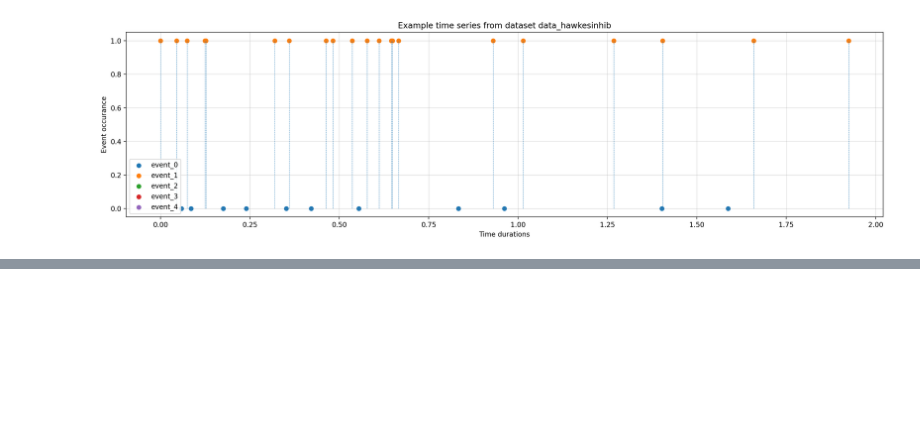
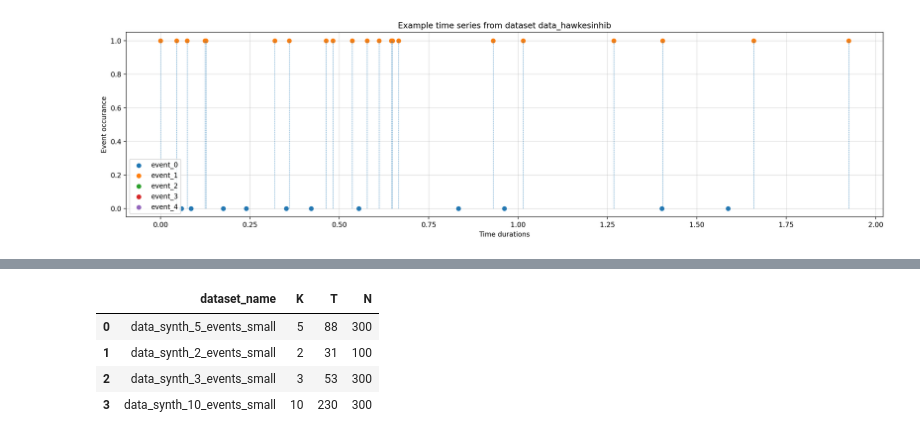
Before and after one commit to Darkmotion/Causality-based-event-sequence-modelling, a Jupyter notebook: causal_nh/notebooks/Data_Exploration.ipynb, the cells around one changed output, grey strips where cells are left out. Cells and saved outputs as stored; diff of their text form; code cells hidden in the pictures; blank space fills up the shorter version.

```diff
--- a/causal_nh/notebooks/Data_Exploration.ipynb
+++ b/causal_nh/notebooks/Data_Exploration.ipynb
@@ -7,4 +7,4 @@ from causal_nh.utils import open_pkl_file
 # %%
 path_to_data = '../../data/NeuralHawkesData/'
 # %%
-datasets = os.listdir(path_to_data)
+datasets = [i for i in os.listdir(path_to_data) if 'data' in i]
@@ -60,15 +73,21 @@ for i, dataset in enumerate(datasets):
         if np.max(seq_lens_test) >= max_seq_length_test:
             max_seq_length_test = np.max(seq_lens_test)
 
-    d.update({'n_folds': n_folds,
-              'max_seq_length_train': max_seq_length_train,
-              'max_seq_length_dev': max_seq_length_dev,
-              'max_seq_length_test': max_seq_length_test,
+#     d.update({'n_folds': n_folds,
+#               'max_seq_length_train': max_seq_length_train,
+#               'max_seq_length_dev': max_seq_length_dev,
+#               'max_seq_length_test': max_seq_length_test,
 
-              'n_sequences_train': n_sequences_train,
-              'n_sequences_dev': n_sequences_dev,
-              'n_sequences_test': n_sequences_test,
-              'n_events': type_size})
+#               'n_sequences_train': n_sequences_train,
+#               'n_sequences_dev': n_sequences_dev,
+#               'n_sequences_test': n_sequences_test,
+#               'n_events': type_size})
+
+    d.update({
+              'K': type_size,
+              'T': np.max([max_seq_length_train, max_seq_length_dev, max_seq_length_test]),
+              'N': np.sum([n_sequences_train, n_sequences_dev, n_sequences_test]),
+              })
 
     dfs.append(pd.DataFrame(d, index = [i]))
 # %%
@@ -151,0 +125,3 @@ array([0.        , 1.01399744, 0.93060124, 0.48205531, 0.05924821,
+# %%
+path_to_data = '../../data/'
+datasets = [i for i in os.listdir(path_to_data) if 'synth' in i]
@@ -151,0 +209,8 @@ array([0.        , 1.01399744, 0.93060124, 0.48205531, 0.05924821,
+# %%
+pd.concat(dfs)
+# %% [output]
+|  | dataset_name | K | T | N |
+| 0 | data_synth_5_events_small | 5 | 88 | 300 |
+| 1 | data_synth_2_events_small | 2 | 31 | 100 |
+| 2 | data_synth_3_events_small | 3 | 53 | 300 |
+| 3 | data_synth_10_events_small | 10 | 230 | 300 |
```
Also changed, not shown: parts of 22 cells of this notebook, 16 other files.
